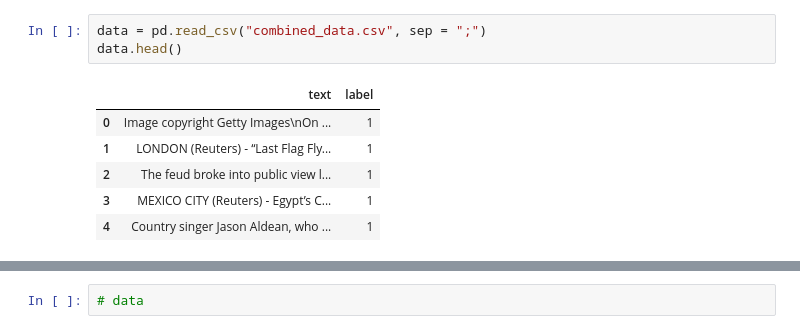
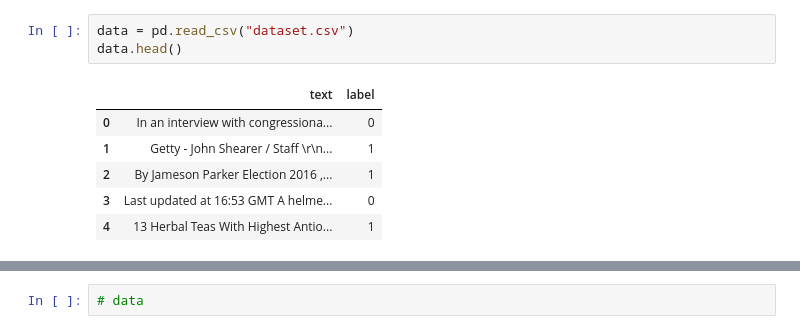
Before and after one commit to 4act0r4iction/CS3244-G34-AY1819-SEM2, a Jupyter notebook: trying_features (cgh_version).ipynb, the cells around one changed output, grey strips where cells are left out. Saved outputs shown, nothing was run; the diff lists cells and outputs as text.

```diff
--- a/trying_features (cgh_version).ipynb
+++ b/trying_features (cgh_version).ipynb
@@ -15,10 +19,10 @@ nlp = spacy.load('en')
 # %%
-data = pd.read_csv("combined_data.csv", sep = ";")
+data = pd.read_csv("dataset.csv")
 data.head()
 # %% [output]
 |  | text | label |
-| 0 | Image copyright Getty Images\nOn ... | 1 |
-| 1 | LONDON (Reuters) - “Last Flag Fly... | 1 |
-| 2 | The feud broke into public view l... | 1 |
-| 3 | MEXICO CITY (Reuters) - Egypt’s C... | 1 |
-| 4 | Country singer Jason Aldean, who ... | 1 |
+| 0 | In an interview with congressiona... | 0 |
+| 1 | Getty - John Shearer / Staff \r\n... | 1 |
+| 2 | By Jameson Parker Election 2016 ,... | 1 |
+| 3 | Last updated at 16:53 GMT A helme... | 0 |
+| 4 | 13 Herbal Teas With Highest Antio... | 1 |
```
Also changed, not shown: parts of 29 cells of this notebook.
